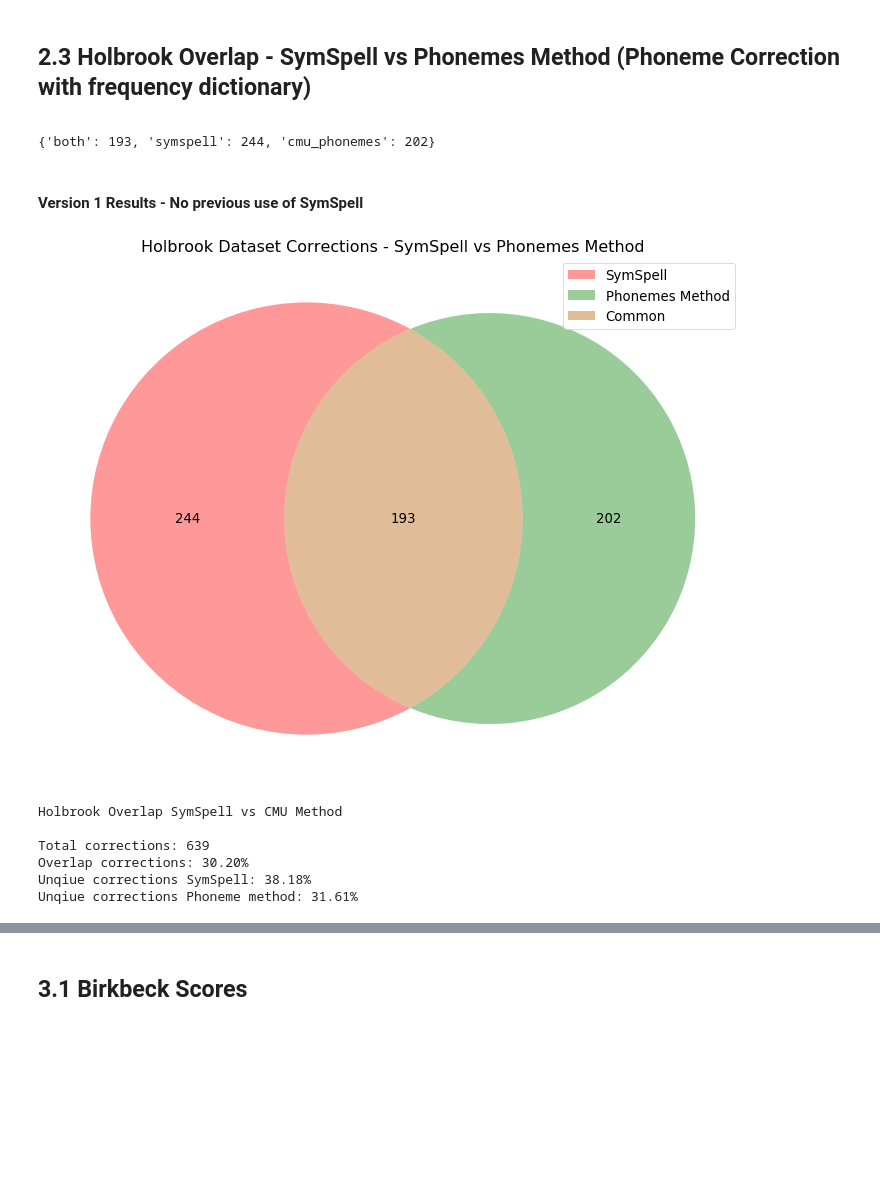
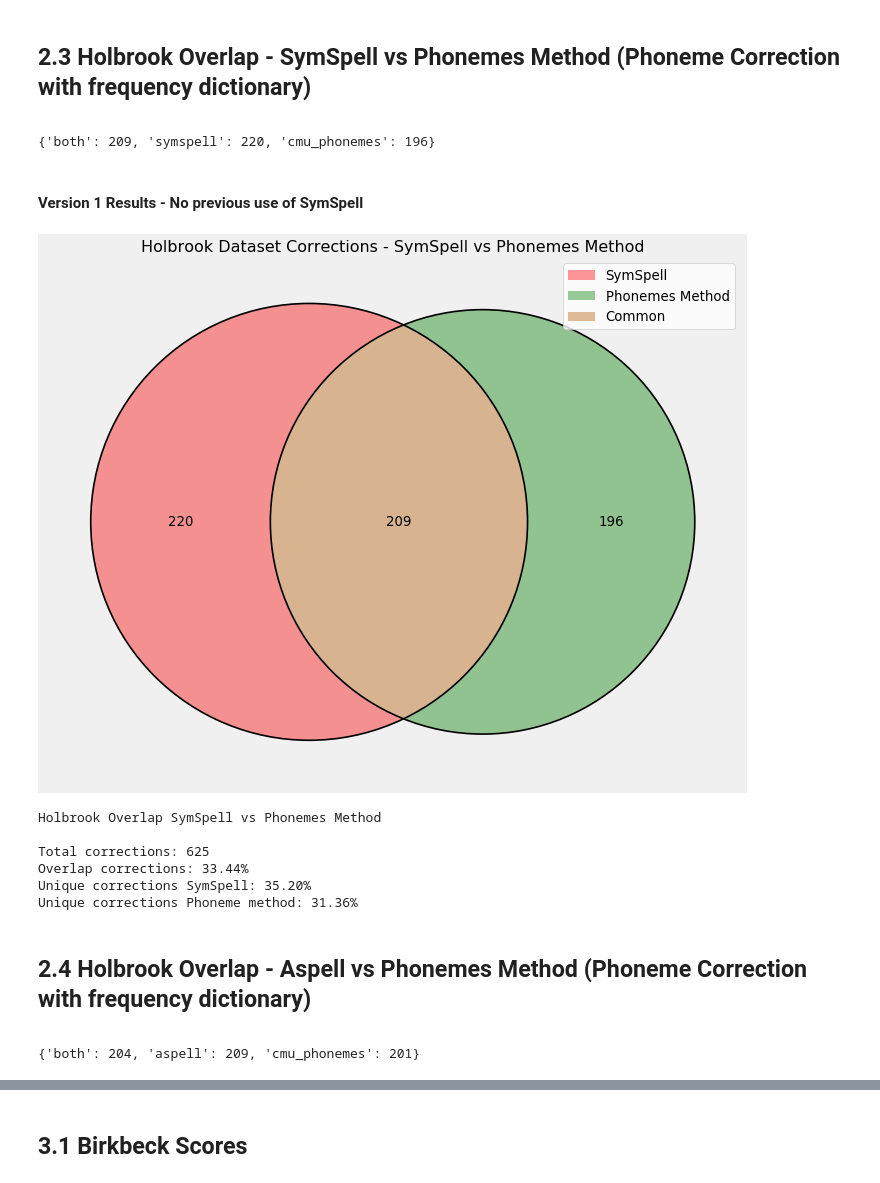
Before and after one commit to ucd-csl/Scapade, a Jupyter notebook: data_analysis/results_spelling_correction_overlap_and_scores.ipynb, the cells around one changed output, grey strips where cells are left out. Drawn from its saved outputs; the diff is of its cells as text; code cells hidden in the pictures; blank space fills up the shorter version.

```diff
--- a/data_analysis/results_spelling_correction_overlap_and_scores.ipynb
+++ b/data_analysis/results_spelling_correction_overlap_and_scores.ipynb
@@ -212,6 +227,9 @@ holbrook_pyspell = pickle.load(open(file_name_h_pyspell, "rb"))
 file_name_h_symspell = Path(input_path_files) / "holbrook_symspell_dict.txt"
 holbrook_symspell = pickle.load(open(file_name_h_symspell, "rb"))
 
+file_name_h_aspell = Path(input_path_files) / "holbrook_aspell_dict.txt"
+holbrook_aspell = pickle.load(open(file_name_h_aspell, "rb"))
+
 file_name_h_phonemes = Path(input_path_files) / "holbrook_phonemes_sym.txt"
 holbrook_phonemes = pickle.load(open(file_name_h_phonemes, "rb"))
 # %% [markdown]
@@ -298,25 +313,32 @@ overlap_holbrook_sym_cmu = overlap(holbrook_symspell, holbrook_phonemes, 'symspe
 # %%
 overlap_holbrook_sym_cmu
 # %% [output]
-{'both': 193, 'symspell': 244, 'cmu_phonemes': 202}
+{'both': 209, 'symspell': 220, 'cmu_phonemes': 196}
 # %% [markdown]
 #### Version 1 Results - No previous use of SymSpell
 # %%
-plt.figure(linewidth=5,  facecolor="white", figsize=(15,12), dpi=60)
+plt.figure(linewidth=5,  facecolor='#F0F0F0', figsize=(15,12), dpi=60)
 venn2(subsets=(overlap_holbrook_sym_cmu['symspell'],overlap_holbrook_sym_cmu['cmu_phonemes'],
                overlap_holbrook_sym_cmu['both']),set_labels=('','',''))
+
+venn2_circles(subsets=(overlap_holbrook_sym_cmu['symspell'],overlap_holbrook_sym_cmu['cmu_phonemes'],
+               overlap_holbrook_sym_cmu['both']))
+
 plt.legend(labels=['SymSpell', 'Phonemes Method','Common'])
 plt.title('Holbrook Dataset Corrections - SymSpell vs Phonemes Method')
 plt.show()
 # %% [output]
-[figure, old version]
+[figure, new version]
 # %%
-print(color.BOLD + "Holbrook Overlap SymSpell vs CMU Method \n" + color.END)
+print(color.BOLD + "Holbrook Overlap SymSpell vs Phonemes Method \n" + color.END)
 print_overlap_scores(overlap_holbrook_sym_cmu, 'SymSpell')
 # %% [output]
-Holbrook Overlap SymSpell vs CMU Method
+Holbrook Overlap SymSpell vs Phonemes Method
 
-Total corrections: 639
-Overlap corrections: 30.20%
-Unqiue corrections SymSpell: 38.18%
-Unqiue corrections Phoneme method: 31.61%
+Total corrections: 625
+Overlap corrections: 33.44%
+Unique corrections SymSpell: 35.20%
+Unique corrections Phoneme method: 31.36%
+# %% [markdown]
+## 2.4 Holbrook Overlap - Aspell vs Phonemes Method (Phoneme Correction with frequency dictionary)
+<a name="holbrook_overlap_aspell_cmu"></a>
@@ -322,0 +348,4 @@ Unqiue corrections Phoneme method: 31.61%
+# %%
+overlap_holbrook_asp_cmu
+# %% [output]
+{'both': 204, 'aspell': 209, 'cmu_phonemes': 201}
```
Also changed, not shown: parts of 84 cells of this notebook.
